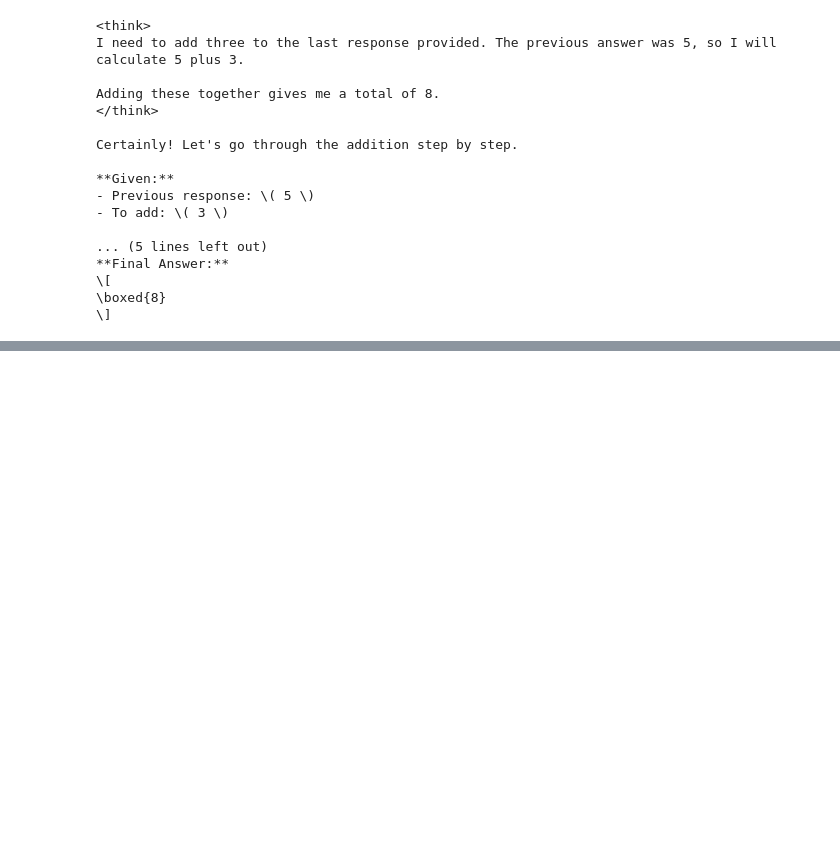
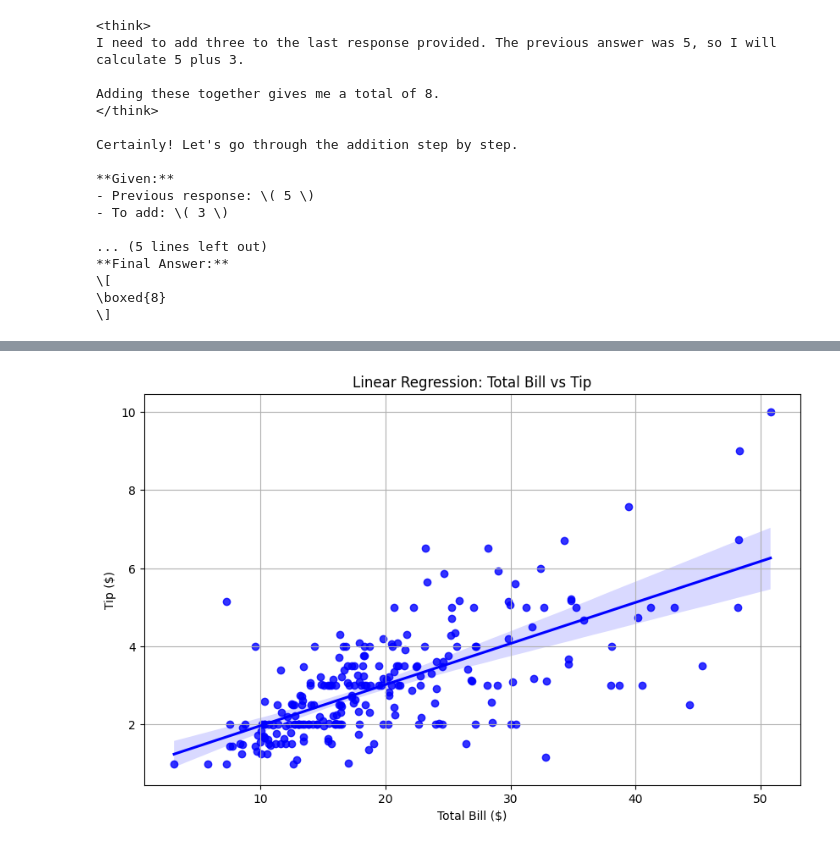
Before and after one commit to DanHUMassMed/DeepDive, a Jupyter notebook: notebooks/test_langchain_calls.ipynb, the cells around one changed output, grey strips where cells are left out. Cells and saved outputs as stored; diff of their text form; code cells hidden in the pictures; blank space fills up the shorter version.

```diff
--- a/notebooks/test_langchain_calls.ipynb
+++ b/notebooks/test_langchain_calls.ipynb
@@ -108,0 +131,24 @@ Certainly! Let's go through the addition step by step.
+# %%
+import pandas as pd
+import matplotlib.pyplot as plt
+import seaborn as sns
+import statsmodels.api as sm
+
+# Load a sample dataset (tips dataset from seaborn)
+df = sns.load_dataset('tips')
+df = df[['total_bill', 'tip']]  # Select columns for analysis
+
+# Create scatter plot with linear regression line
+plt.figure(figsize=(10, 6))
+sns.regplot(x='total_bill', y='tip', data=df, color='blue')
+plt.xlabel('Total Bill ($)')
+plt.ylabel('Tip ($)')
+plt.title('Linear Regression: Total Bill vs Tip')
+
+# Add a grid for better readability
+plt.grid(True)
+
+# Show the plot
+plt.show()
+# %% [output]
+[figure, added]
```
Also changed, not shown: parts of 1 cell of this notebook, 13 other files.
